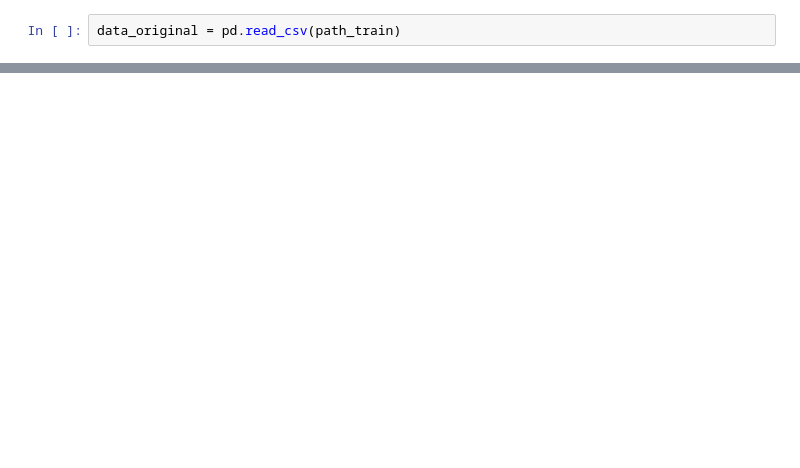
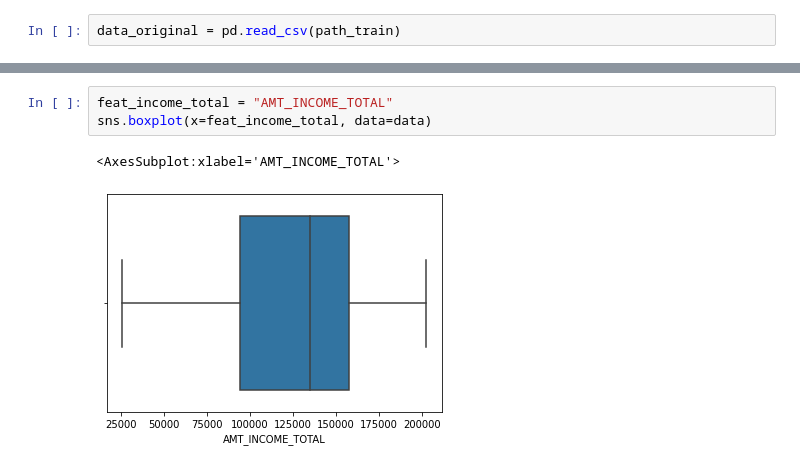
Before and after one commit to Valemos/ml_labs, a Jupyter notebook: lab2_credit_default_risk.ipynb, the cells around one changed output, grey strips where cells are left out. Drawn from its saved outputs; the diff is of its cells as text; blank space fills up the shorter version.

```diff
--- a/lab2_credit_default_risk.ipynb
+++ b/lab2_credit_default_risk.ipynb
@@ -73,0 +152,6 @@ data = data_pipeline.transform(data_original.copy())
+# %%
+feat_income_total = "AMT_INCOME_TOTAL"
+sns.boxplot(x=feat_income_total, data=data)
+# %% [output]
+<AxesSubplot:xlabel='AMT_INCOME_TOTAL'>
+[figure, added]
```
Also changed, not shown: parts of 23 cells of this notebook.
